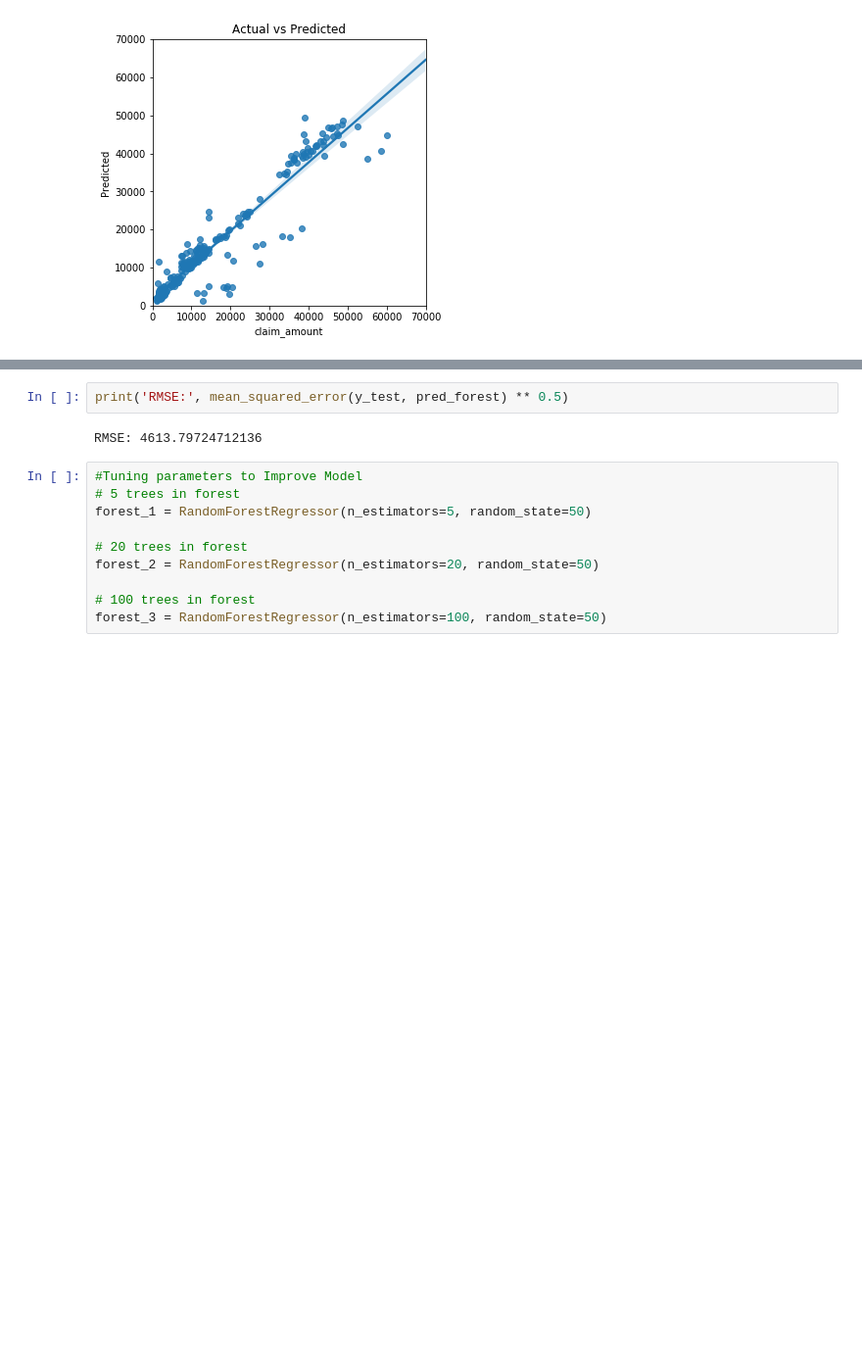
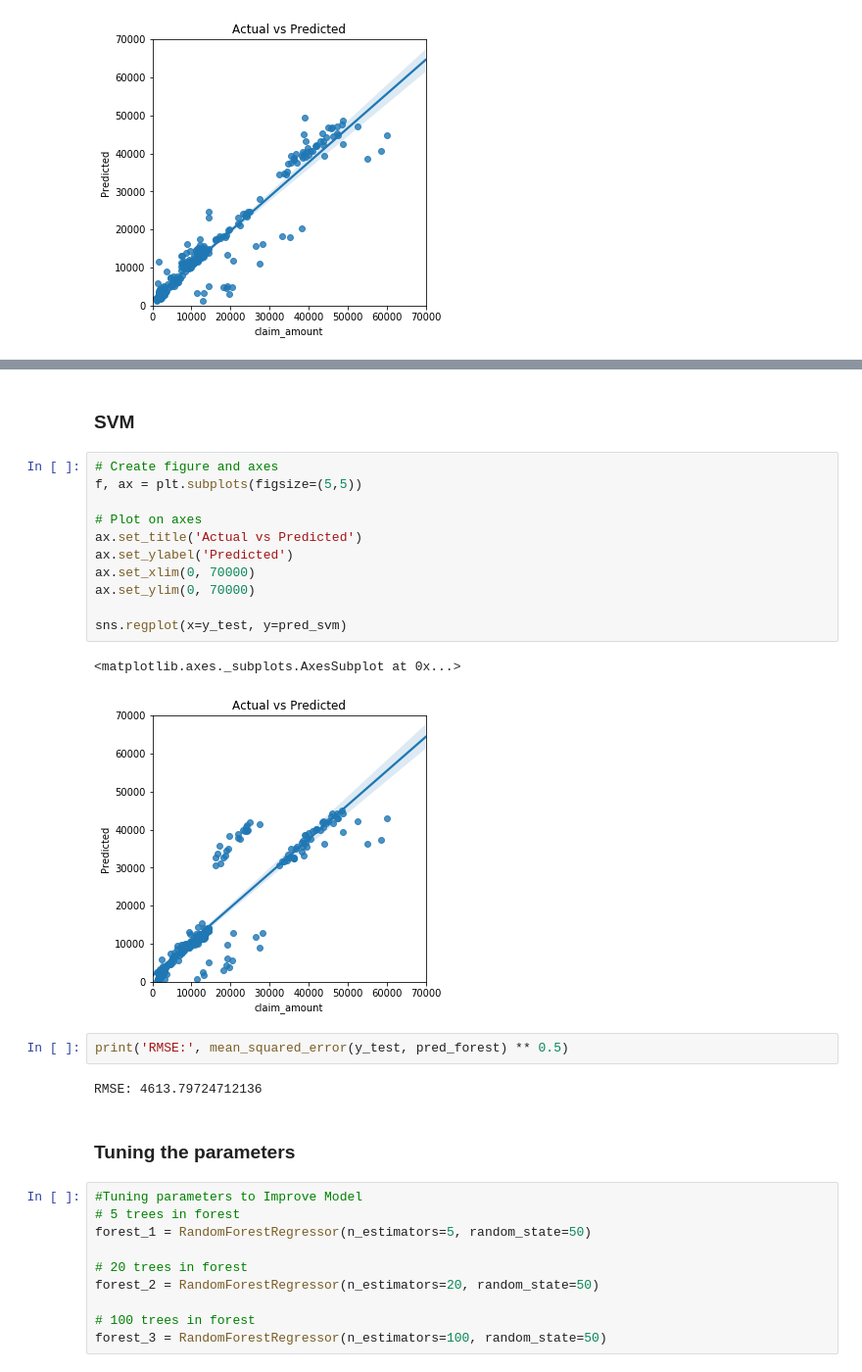
Before and after one commit to ThePrincipal33/AlphaCode-EXPLORE, a Jupyter notebook: Submissions/Regression Model/Tshiya- Regression Model Predict.ipynb, the cells around one changed output, grey strips where cells are left out. Shown at 98% size. Drawn from its saved outputs; the diff is of its cells as text; blank space fills up the shorter version.

```diff
--- a/Submissions/Regression Model/Tshiya- Regression Model Predict.ipynb
+++ b/Submissions/Regression Model/Tshiya- Regression Model Predict.ipynb
@@ -131,7 +182,25 @@ sns.regplot(x=y_test, y=pred_forest)
+# %% [markdown]
+### SVM
+# %%
+# Create figure and axes
+f, ax = plt.subplots(figsize=(5,5))
+
+# Plot on axes
+ax.set_title('Actual vs Predicted')
+ax.set_ylabel('Predicted')
+ax.set_xlim(0, 70000)
+ax.set_ylim(0, 70000)
+
+sns.regplot(x=y_test, y=pred_svm)
+# %% [output]
+<matplotlib.axes._subplots.AxesSubplot at 0x...>
+[figure, added]
 # %%
 print('RMSE:', mean_squared_error(y_test, pred_forest) ** 0.5)
 # %% [output]
 RMSE: 4613.79724712136
+# %% [markdown]
+### Tuning the parameters
 # %%
 #Tuning parameters to Improve Model
 # 5 trees in forest
```
Also changed, not shown: parts of 26 cells of this notebook.
